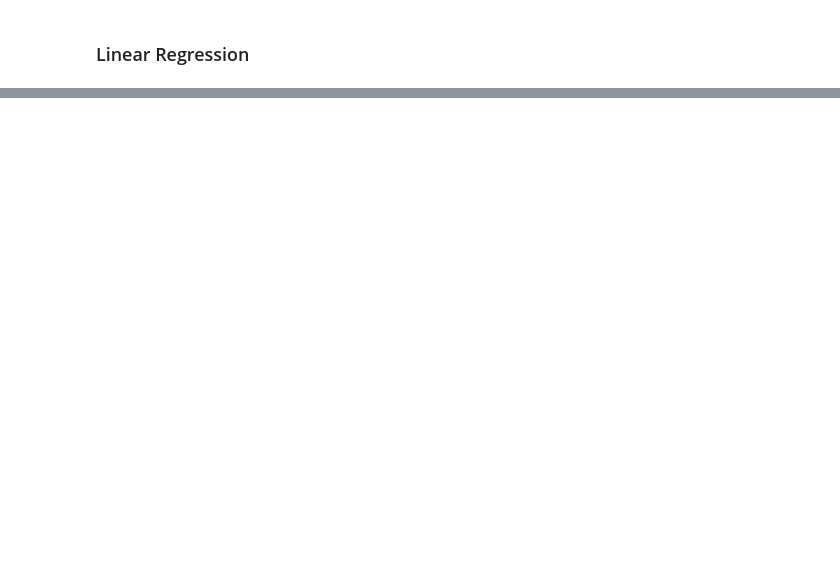
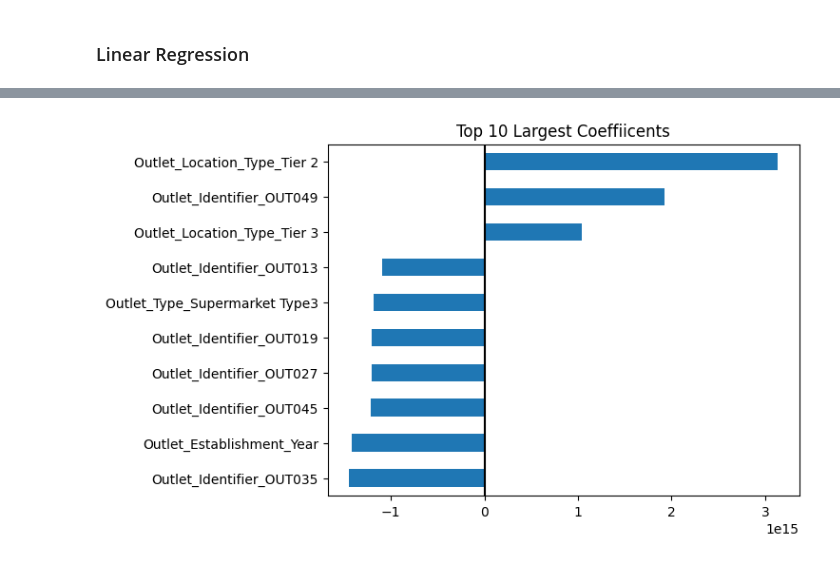
Before and after one commit to donmarcolaureano/predictionofproductsales, a Jupyter notebook: Preprocessed Data for ML.ipynb, the cells around one changed output, grey strips where cells are left out. Drawn from its saved outputs; the diff is of its cells as text; code cells hidden in the pictures; blank space fills up the shorter version.

```diff
--- a/Preprocessed Data for ML.ipynb
+++ b/Preprocessed Data for ML.ipynb
@@ -693,0 +850,6 @@ Name: Feature Importance, dtype: float64
+# %%
+top_n = 10
+coeff_rank = coeffs.abs().rank().sort_values(ascending=False)
+top_n_features = coeff_rank.head(top_n).index
+plot_vals = coeffs.loc[top_n_features].sort_values()
+plot_vals
@@ -693,0 +868,7 @@ Name: Feature Importance, dtype: float64
+# %%
+## Plot the coefficients
+ax = plot_vals.sort_values().plot(kind='barh')#,figsize=(5,6))
+ax.axvline(0,color='k')
+ax.set_title(f'Top {top_n} Largest Coeffiicents');
+# %% [output]
+[figure, added]
```
Also changed, not shown: parts of 12 cells of this notebook.
